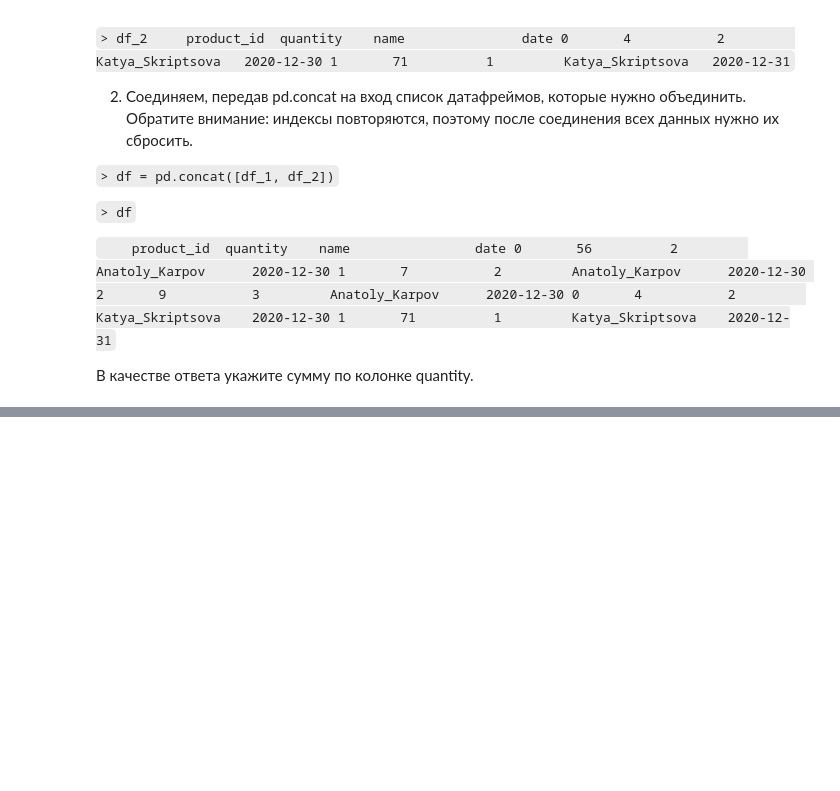
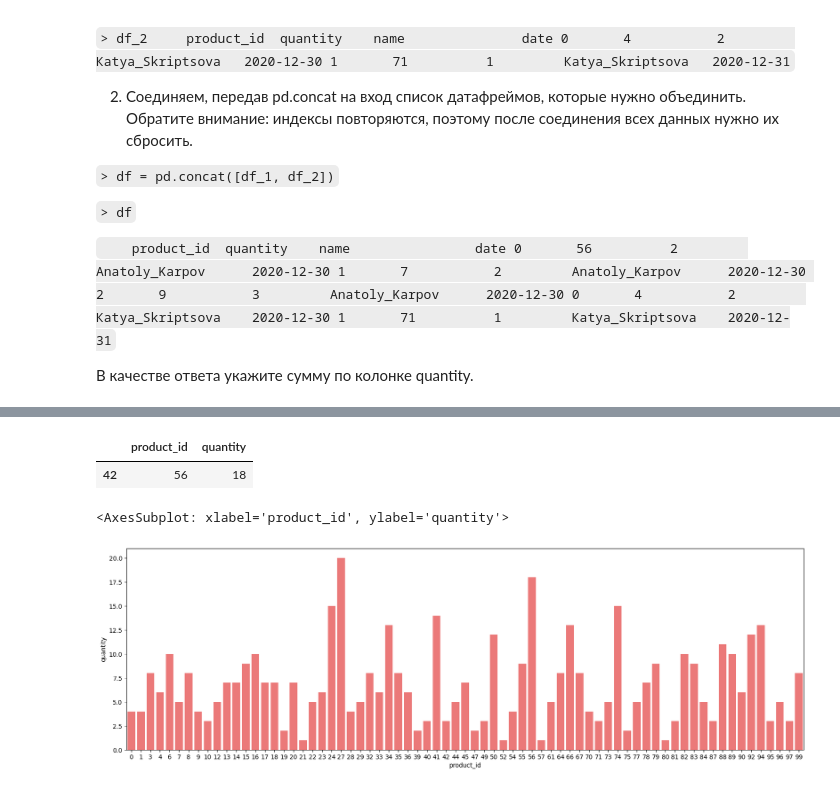
Before and after one commit to NXT26/karpov.courses, a Jupyter notebook: lesson4/mini-project_4.ipynb, the cells around one changed output, grey strips where cells are left out. Cells and saved outputs as stored; diff of their text form; code cells hidden in the pictures; blank space fills up the shorter version.

```diff
--- a/lesson4/mini-project_4.ipynb
+++ b/lesson4/mini-project_4.ipynb
@@ -66,5 +40,0 @@ os.listdir("data")
-# %%
-dataframe = []
-for addres, dirs, files in os.walk("data"):
-    for name in files:
-        print(names)
@@ -88,0 +46,13 @@ for addres, dirs, files in os.walk("data"):
+# %%
+dataframe = pd.DataFrame()
+for address, dirs, files in os.walk("data/"):
+    for names in files:
+        put = os.path.join(address, name)
+        df1 = pd.read_csv(put)
+        splited_way= put.split("/")
+        df1["names"]=splited_way[2]
+        df1["date"]=splited_way[1]
+        dataframe = pd.concat([dataframe,df1]).reset_index(drop=True)
+pd.DataFrame(dataframe)
+
+dataframe.quantity.sum()
@@ -88,0 +61,2 @@ for addres, dirs, files in os.walk("data"):
+# %%
+dataframe['date'] = pd.to_datetime(dataframe['date'])
@@ -88,0 +86,13 @@ for addres, dirs, files in os.walk("data"):
+# %%
+quantity_prod = dataframe.groupby("product_id",as_index=False).agg({"quantity": "sum"})
+# %%
+quantity_prod.query("product_id == 56")
+# %% [output]
+|  | product_id | quantity |
+| 42 | 56 | 18 |
+# %%
+plt.figure(figsize=(20,6))
+sns.barplot(quantity_prod, x="product_id", y="quantity",color="r",alpha=0.6)
+# %% [output]
+<AxesSubplot: xlabel='product_id', ylabel='quantity'>
+[figure, added]
```
Also changed, not shown: parts of 14 cells of this notebook.
